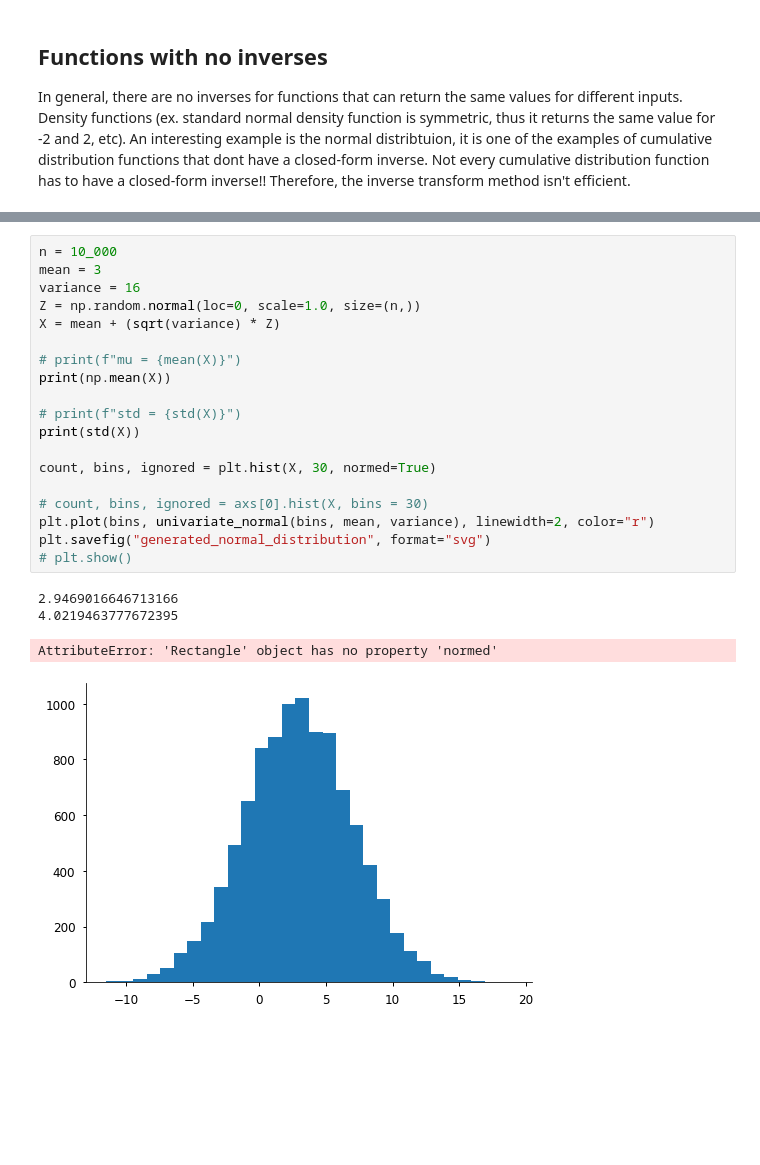
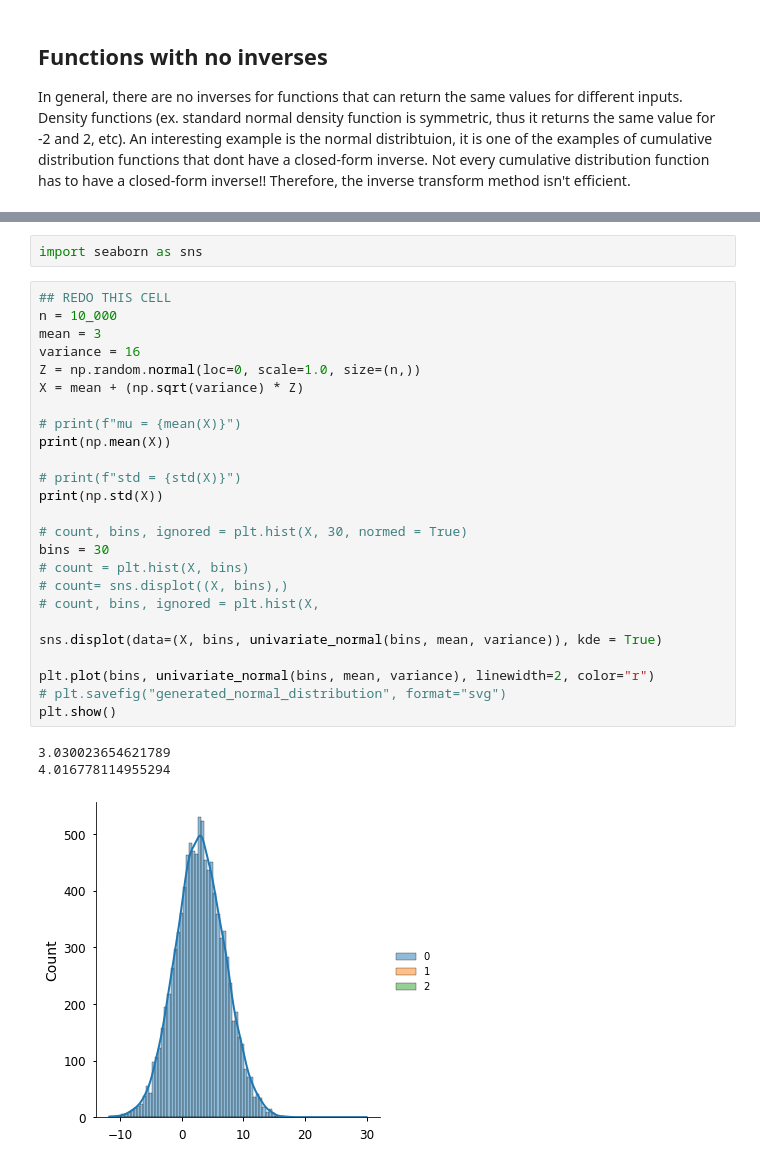
Before and after one commit to eo1989/mkt_stats_notes, a Jupyter notebook: IID_returns_eo.ipynb, the cells around one changed output, grey strips where cells are left out. Cells and saved outputs as stored; diff of their text form; blank space fills up the shorter version.

```diff
--- a/IID_returns_eo.ipynb
+++ b/IID_returns_eo.ipynb
@@ -692,27 +696,34 @@ X = \mu + \sigma Z = 3 + 4 \Phi^{-1}(0.59) = 3 + 4(0.2275) = 3.91
 $$
 
 because $\Phi^{-1}(0.59) = Z \rightarrow \Phi(Z) = P(Z \leq Z) = 0.59$. What is this $Z$? Using a [online calculator](https://stattrek.com/online-calculator/normal), it is $0.2275$.
+# %%
+import seaborn as sns
 # %%
+## REDO THIS CELL
 n = 10_000
 mean = 3
 variance = 16
 Z = np.random.normal(loc=0, scale=1.0, size=(n,))
-X = mean + (sqrt(variance) * Z)
+X = mean + (np.sqrt(variance) * Z)
 
 # print(f"mu = {mean(X)}")
 print(np.mean(X))
 
 # print(f"std = {std(X)}")
-print(std(X))
+print(np.std(X))
 
-count, bins, ignored = plt.hist(X, 30, normed=True)
+# count, bins, ignored = plt.hist(X, 30, normed = True)
+bins = 30
+# count = plt.hist(X, bins)
+# count= sns.displot((X, bins),)
+# count, bins, ignored = plt.hist(X,
 
-# count, bins, ignored = axs[0].hist(X, bins = 30)
+sns.displot(data=(X, bins, univariate_normal(bins, mean, variance)), kde = True)
+
 plt.plot(bins, univariate_normal(bins, mean, variance), linewidth=2, color="r")
-plt.savefig("generated_normal_distribution", format="svg")
-# plt.show()
+# plt.savefig("generated_normal_distribution", format="svg")
+plt.show()
 # %% [output]
-2.9469016646713166
-4.0219463777672395
+3.030023654621789
+4.016778114955294
-AttributeError: 'Rectangle' object has no property 'normed'
-[figure, old version]
+[figure, new version]
```
Also changed, not shown: parts of 15 cells of this notebook, 8 other files.
